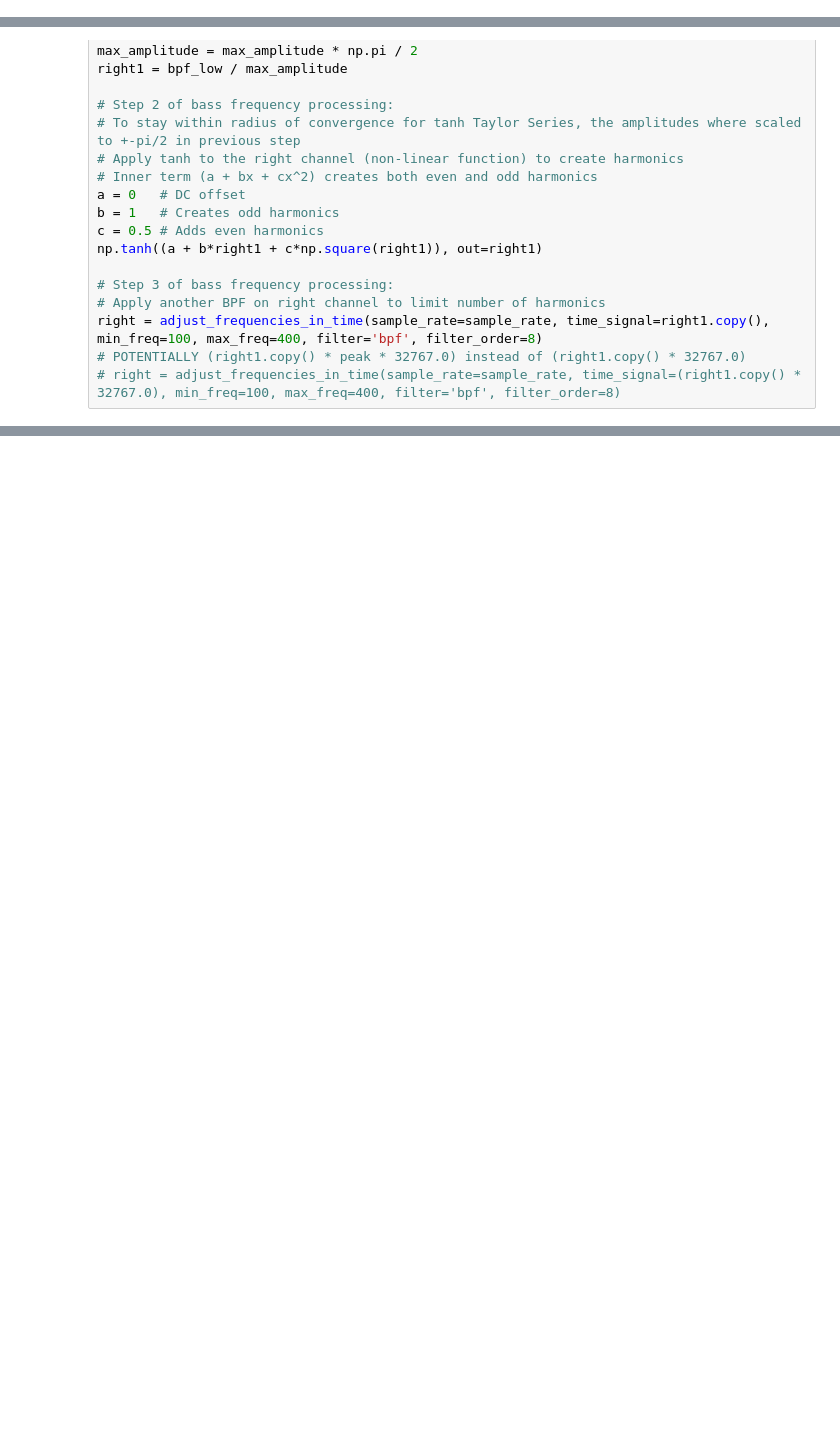
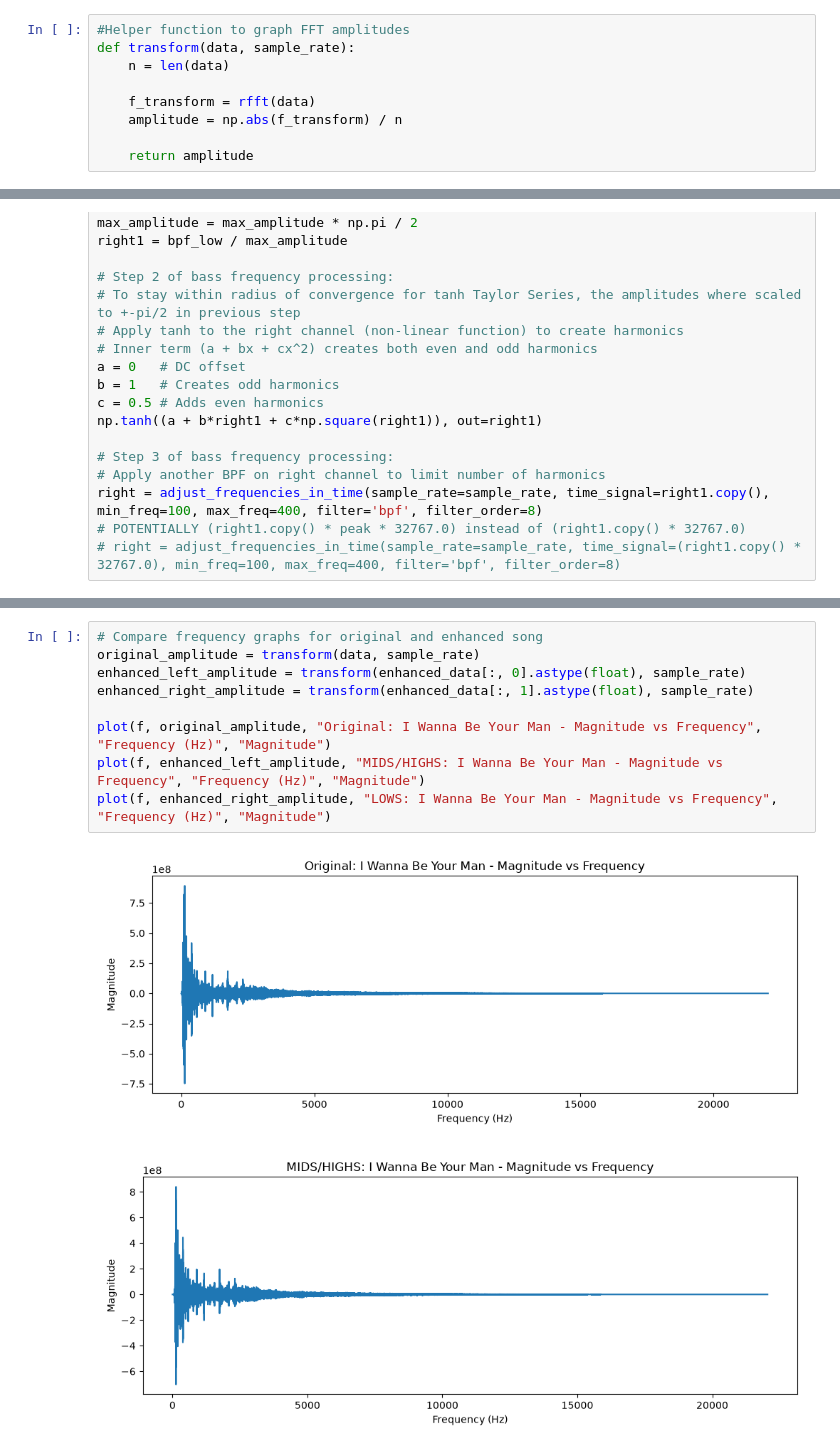
Before and after one commit to EranMaor/Audio-Processing, a Jupyter notebook: bass_enhancement.ipynb, the cells around one changed output, grey strips where cells are left out. Cells and saved outputs as stored; diff of their text form; blank space fills up the shorter version.

```diff
--- a/bass_enhancement.ipynb
+++ b/bass_enhancement.ipynb
@@ -104,6 +105,15 @@ def write_file(reconstructed_left, reconstructed_right, sample_rate, output_file
     wavfile.write(output_filename, sample_rate, audio_data_int16)
 
     return audio_data_int16
+# %%
+#Helper function to graph FFT amplitudes
+def transform(data, sample_rate):
+    n = len(data)
+
+    f_transform = rfft(data)
+    amplitude = np.abs(f_transform) / n
+
+    return amplitude
 # %%
 # Convert song to mono and place it in the left channel
 #
@@ -159,0 +170,12 @@ plot(time, reconstructed_data, 'RECONSTRUCTED AMPLITUDE vs TIME', 'time(s)', 'Am
+# %%
+# Compare frequency graphs for original and enhanced song
+original_amplitude = transform(data, sample_rate)
+enhanced_left_amplitude = transform(enhanced_data[:, 0].astype(float), sample_rate)
+enhanced_right_amplitude = transform(enhanced_data[:, 1].astype(float), sample_rate)
+
+plot(f, original_amplitude, "Original: I Wanna Be Your Man - Magnitude vs Frequency", "Frequency (Hz)", "Magnitude")
+plot(f, enhanced_left_amplitude, "MIDS/HIGHS: I Wanna Be Your Man - Magnitude vs Frequency", "Frequency (Hz)", "Magnitude")
+plot(f, enhanced_right_amplitude, "LOWS: I Wanna Be Your Man - Magnitude vs Frequency", "Frequency (Hz)", "Magnitude")
+# %% [output]
+[figure, added]
+[figure, added]
```
Also changed, not shown: parts of 4 cells of this notebook, 1 other file.
